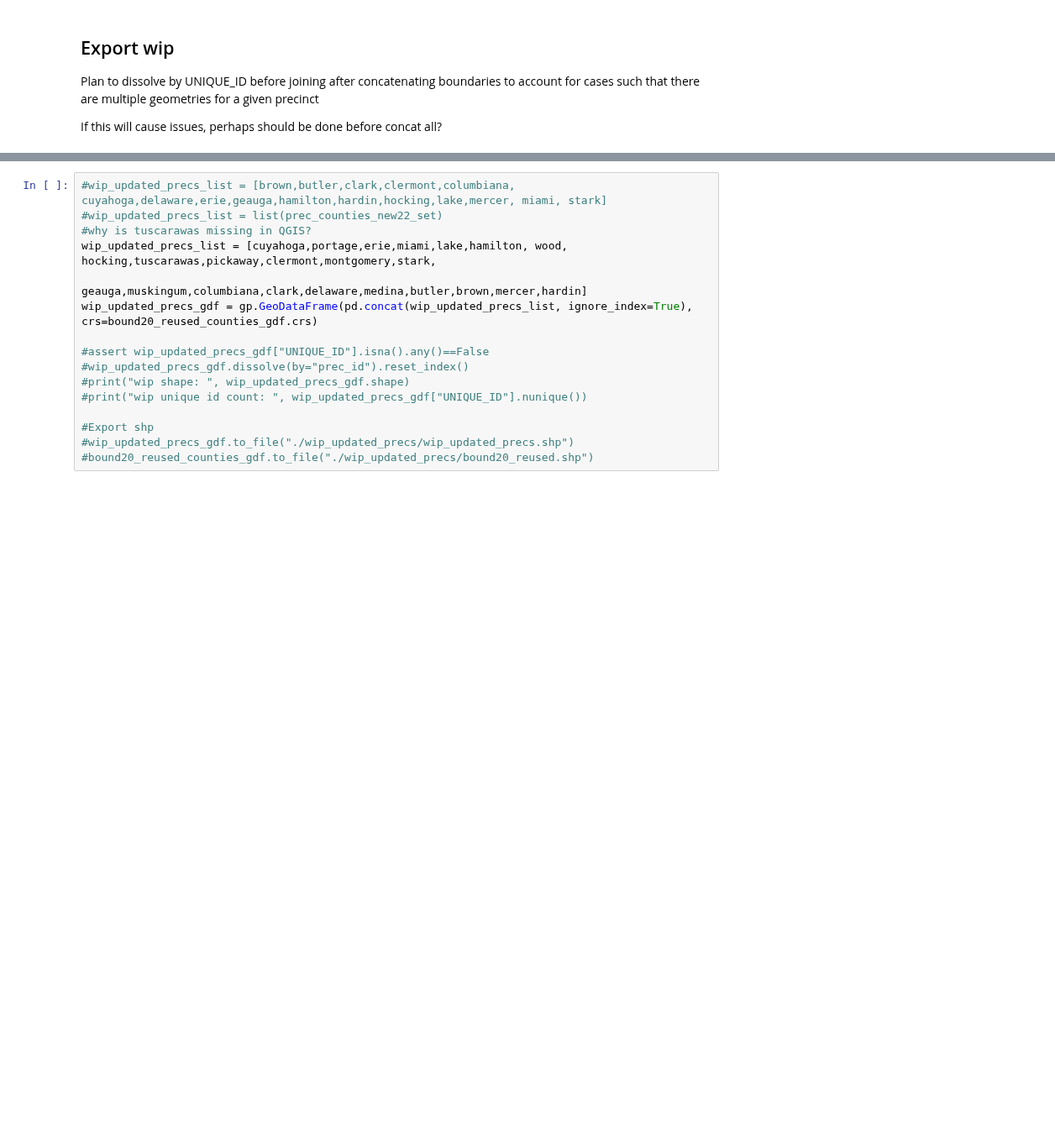
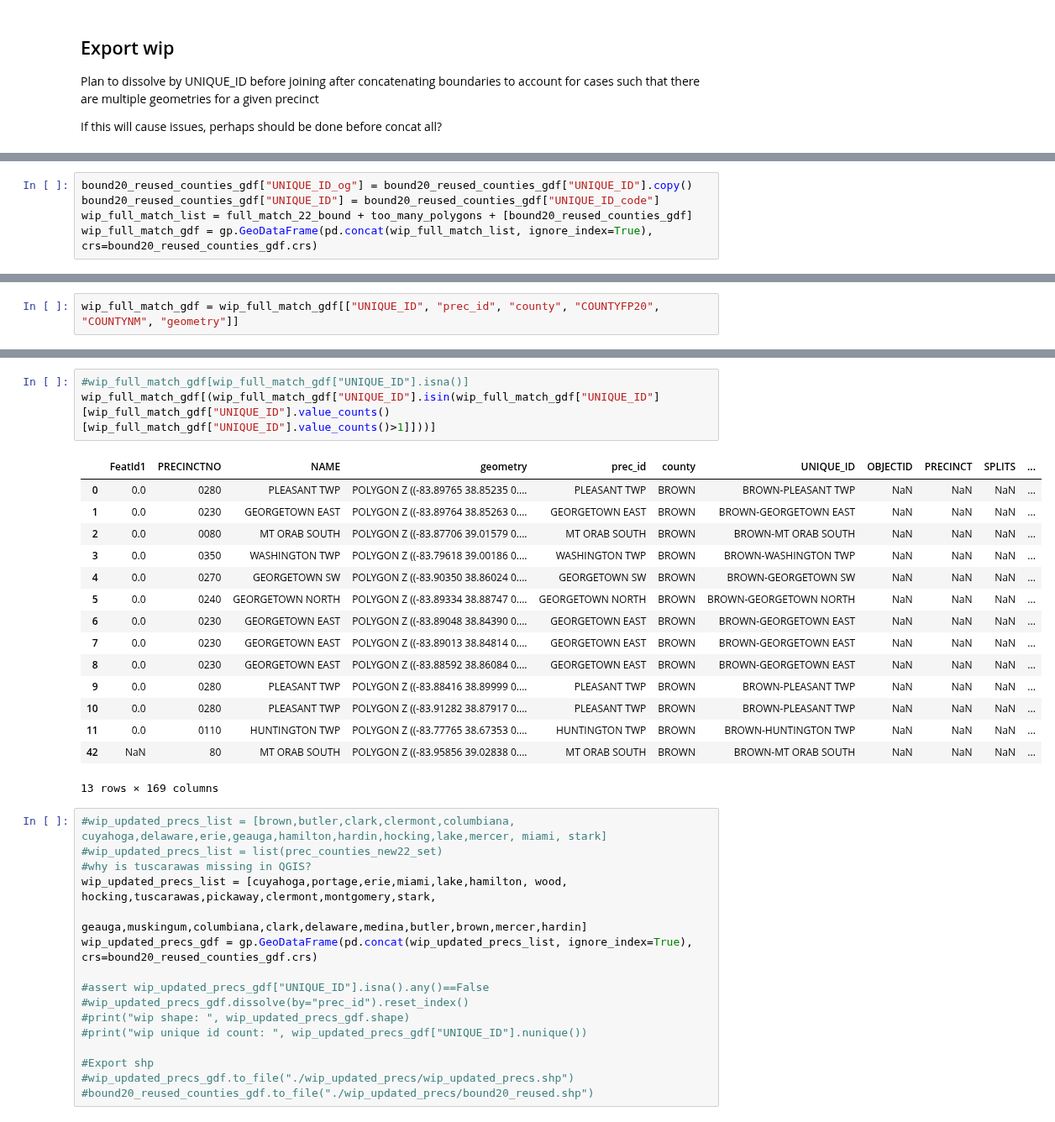
Before and after one commit to nonpartisan-redistricting-datahub/pber_collection, a Jupyter notebook: OH/2022/oh_boundaries_prec_matching.ipynb, the cells around one changed output, grey strips where cells are left out. Shown at 84% size. Saved outputs shown, nothing was run; the diff lists cells and outputs as text; blank space fills up the shorter version.

```diff
--- a/OH/2022/oh_boundaries_prec_matching.ipynb
+++ b/OH/2022/oh_boundaries_prec_matching.ipynb
@@ -768,0 +799,5 @@ If this will cause issues, perhaps should be done before concat all?
+# %%
+bound20_reused_counties_gdf["UNIQUE_ID_og"] = bound20_reused_counties_gdf["UNIQUE_ID"].copy()
+bound20_reused_counties_gdf["UNIQUE_ID"] = bound20_reused_counties_gdf["UNIQUE_ID_code"]
+wip_full_match_list = full_match_22_bound + too_many_polygons + [bound20_reused_counties_gdf]
+wip_full_match_gdf = gp.GeoDataFrame(pd.concat(wip_full_match_list, ignore_index=True), crs=bound20_reused_counties_gdf.crs)
@@ -768,0 +810,2 @@ If this will cause issues, perhaps should be done before concat all?
+# %%
+wip_full_match_gdf = wip_full_match_gdf[["UNIQUE_ID", "prec_id", "county", "COUNTYFP20", "COUNTYNM", "geometry"]]
@@ -769,3 +881,22 @@ If this will cause issues, perhaps should be done before concat all?
+# %%
+#wip_full_match_gdf[wip_full_match_gdf["UNIQUE_ID"].isna()]
+wip_full_match_gdf[(wip_full_match_gdf["UNIQUE_ID"].isin(wip_full_match_gdf["UNIQUE_ID"][wip_full_match_gdf["UNIQUE_ID"].value_counts()[wip_full_match_gdf["UNIQUE_ID"].value_counts()>1]]))]
+# %% [output]
+|  | FeatId1 | PRECINCTNO | NAME | geometry | prec_id | county | UNIQUE_ID | OBJECTID | PRECINCT | SPLITS | ... |
+| 0 | 0.0 | 0280 | PLEASANT TWP | POLYGON Z ((-83.89765 38.85235 0.... | PLEASANT TWP | BROWN | BROWN-PLEASANT TWP | NaN | NaN | NaN | ... |
+| 1 | 0.0 | 0230 | GEORGETOWN EAST | POLYGON Z ((-83.89764 38.85263 0.... | GEORGETOWN EAST | BROWN | BROWN-GEORGETOWN EAST | NaN | NaN | NaN | ... |
+| 2 | 0.0 | 0080 | MT ORAB SOUTH | POLYGON Z ((-83.87706 39.01579 0.... | MT ORAB SOUTH | BROWN | BROWN-MT ORAB SOUTH | NaN | NaN | NaN | ... |
+| 3 | 0.0 | 0350 | WASHINGTON TWP | POLYGON Z ((-83.79618 39.00186 0.... | WASHINGTON TWP | BROWN | BROWN-WASHINGTON TWP | NaN | NaN | NaN | ... |
+| 4 | 0.0 | 0270 | GEORGETOWN SW | POLYGON Z ((-83.90350 38.86024 0.... | GEORGETOWN SW | BROWN | BROWN-GEORGETOWN SW | NaN | NaN | NaN | ... |
+| 5 | 0.0 | 0240 | GEORGETOWN NORTH | POLYGON Z ((-83.89334 38.88747 0.... | GEORGETOWN NORTH | BROWN | BROWN-GEORGETOWN NORTH | NaN | NaN | NaN | ... |
+| 6 | 0.0 | 0230 | GEORGETOWN EAST | POLYGON Z ((-83.89048 38.84390 0.... | GEORGETOWN EAST | BROWN | BROWN-GEORGETOWN EAST | NaN | NaN | NaN | ... |
+| 7 | 0.0 | 0230 | GEORGETOWN EAST | POLYGON Z ((-83.89013 38.84814 0.... | GEORGETOWN EAST | BROWN | BROWN-GEORGETOWN EAST | NaN | NaN | NaN | ... |
+| 8 | 0.0 | 0230 | GEORGETOWN EAST | POLYGON Z ((-83.88592 38.86084 0.... | GEORGETOWN EAST | BROWN | BROWN-GEORGETOWN EAST | NaN | NaN | NaN | ... |
+| 9 | 0.0 | 0280 | PLEASANT TWP | POLYGON Z ((-83.88416 38.89999 0.... | PLEASANT TWP | BROWN | BROWN-PLEASANT TWP | NaN | NaN | NaN | ... |
+| 10 | 0.0 | 0280 | PLEASANT TWP | POLYGON Z ((-83.91282 38.87917 0.... | PLEASANT TWP | BROWN | BROWN-PLEASANT TWP | NaN | NaN | NaN | ... |
+| 11 | 0.0 | 0110 | HUNTINGTON TWP | POLYGON Z ((-83.77765 38.67353 0.... | HUNTINGTON TWP | BROWN | BROWN-HUNTINGTON TWP | NaN | NaN | NaN | ... |
+| 42 | NaN | 80 | MT ORAB SOUTH | POLYGON Z ((-83.95856 39.02838 0.... | MT ORAB SOUTH | BROWN | BROWN-MT ORAB SOUTH | NaN | NaN | NaN | ... |
+13 rows × 169 columns
 # %%
 #wip_updated_precs_list = [brown,butler,clark,clermont,columbiana, cuyahoga,delaware,erie,geauga,hamilton,hardin,hocking,lake,mercer, miami, stark]
 #wip_updated_precs_list = list(prec_counties_new22_set)
```
Also changed, not shown: parts of 14 cells of this notebook.
